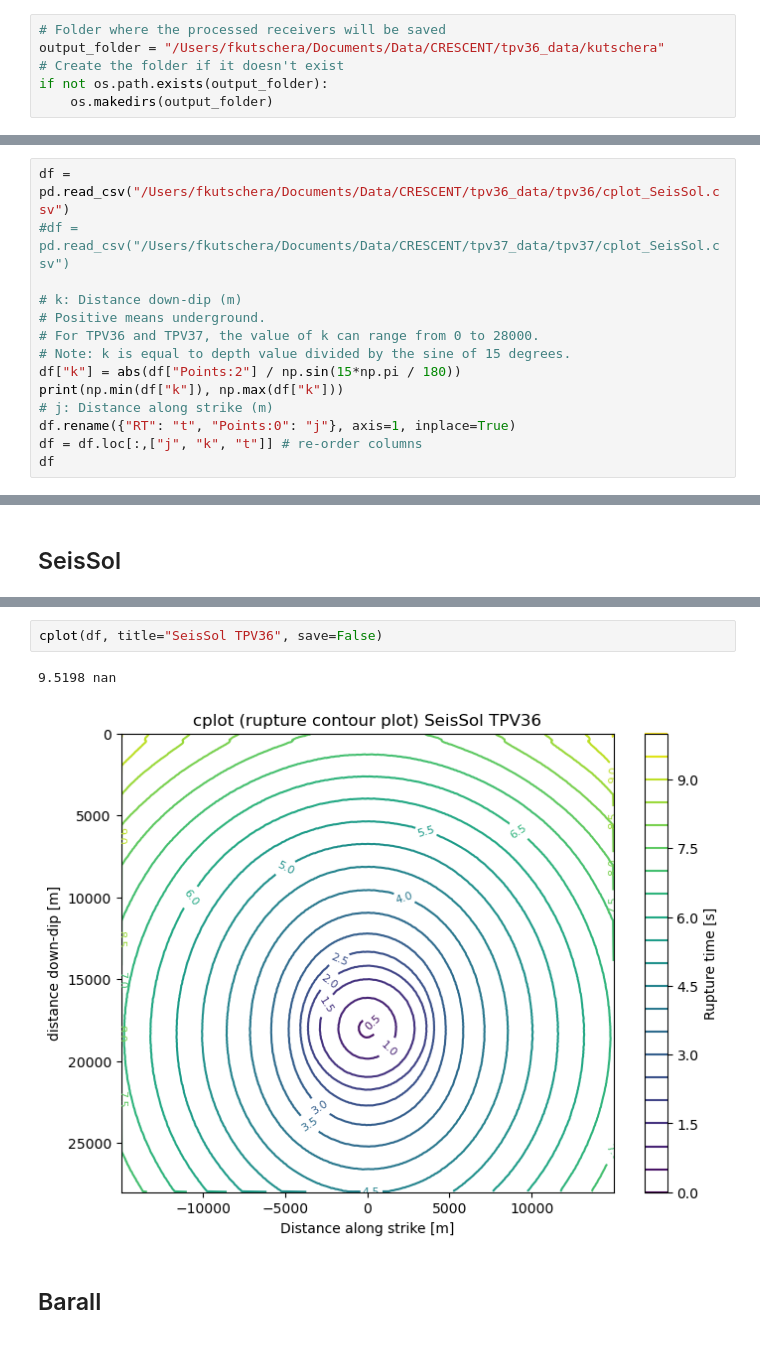
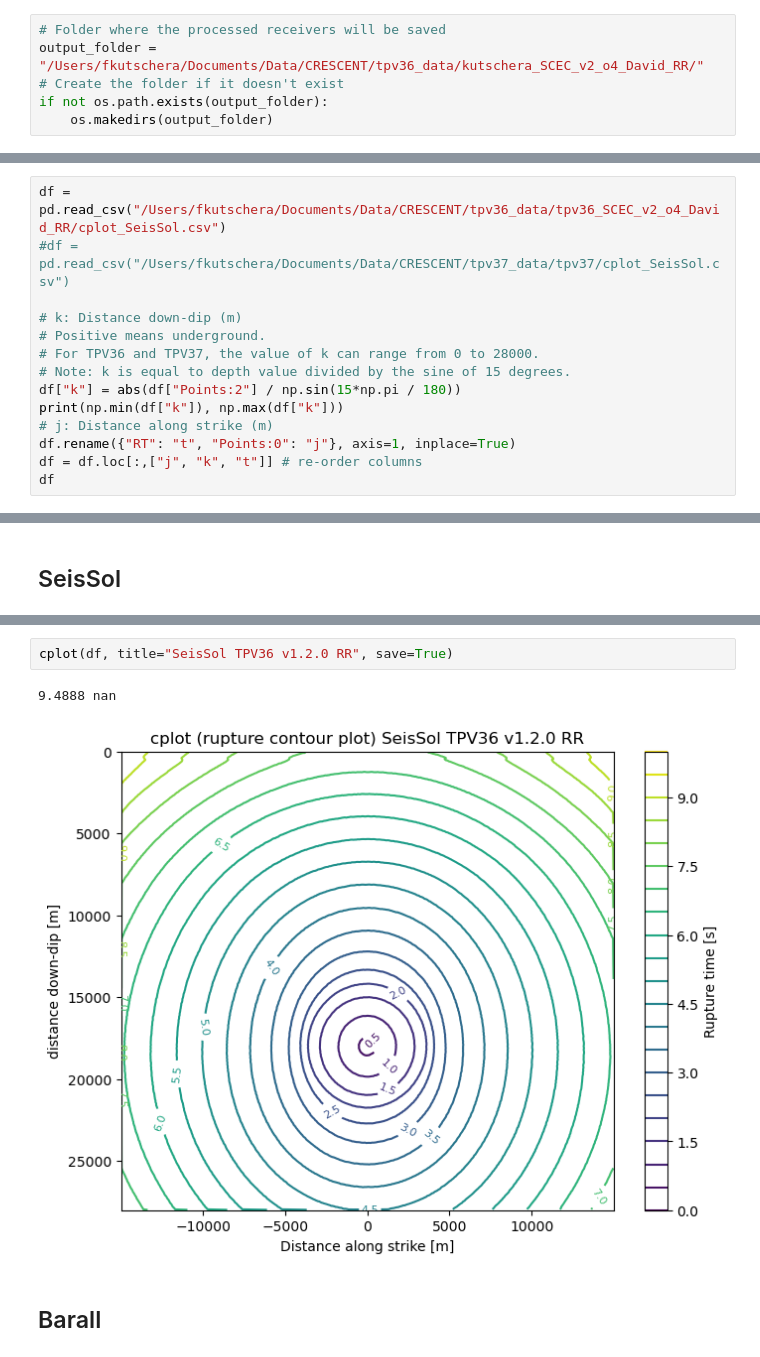
Before and after one commit to fabian-kutschera/Benchmarks, a Jupyter notebook: tpv36_37_cplot_processing.ipynb, the cells around one changed output, grey strips where cells are left out. Saved outputs shown, nothing was run; the diff lists cells and outputs as text.

```diff
--- a/tpv36_37_cplot_processing.ipynb
+++ b/tpv36_37_cplot_processing.ipynb
@@ -7,7 +7,7 @@ import matplotlib.pyplot as plt
 import os
 # %%
 # Folder where the processed receivers will be saved
-output_folder = "/Users/fkutschera/Documents/Data/CRESCENT/tpv36_data/kutschera"
+output_folder = "/Users/fkutschera/Documents/Data/CRESCENT/tpv36_data/kutschera_SCEC_v2_o4_David_RR/"
 # Create the folder if it doesn't exist
 if not os.path.exists(output_folder):
     os.makedirs(output_folder)
@@ -19,7 +19,7 @@ if not os.path.exists(output_folder):
 3. Apply Cell Data to Point Data Filter
 4. Select Save Data (_cplot_SeisSol.csv_)
 # %%
-df = pd.read_csv("/Users/fkutschera/Documents/Data/CRESCENT/tpv36_data/tpv36/cplot_SeisSol.csv")
+df = pd.read_csv("/Users/fkutschera/Documents/Data/CRESCENT/tpv36_data/tpv36_SCEC_v2_o4_David_RR/cplot_SeisSol.csv")
 #df = pd.read_csv("/Users/fkutschera/Documents/Data/CRESCENT/tpv37_data/tpv37/cplot_SeisSol.csv")
 
 # k: Distance down-dip (m)
@@ -165,9 +165,9 @@ df
 195144 rows × 3 columns
 # %%
-cplot(df, title="SeisSol TPV36", save=False)
+cplot(df, title="SeisSol TPV36 v1.2.0 RR", save=True)
 # %% [output]
-9.5198 nan
+9.4888 nan
-[figure, old version]
+[figure, new version]
 # %% [markdown]
 ## Barall
 # %%
```
Also changed, not shown: parts of 4 cells of this notebook, 3 other files.
